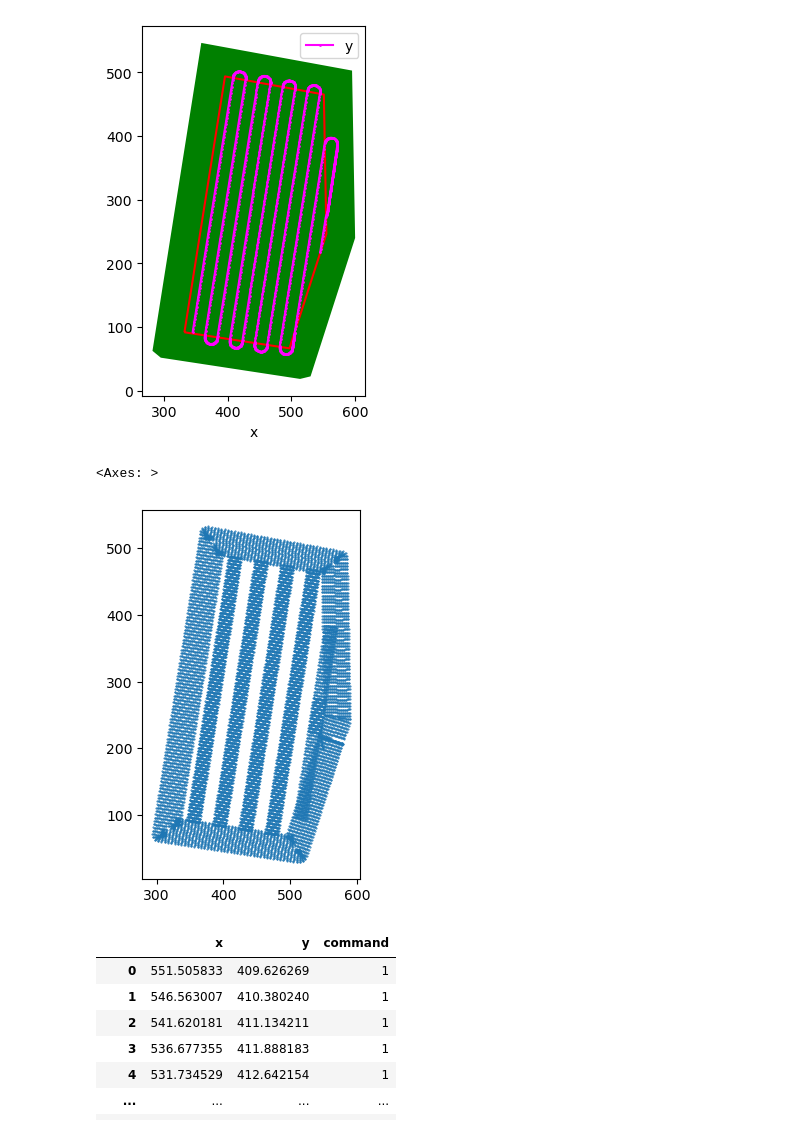
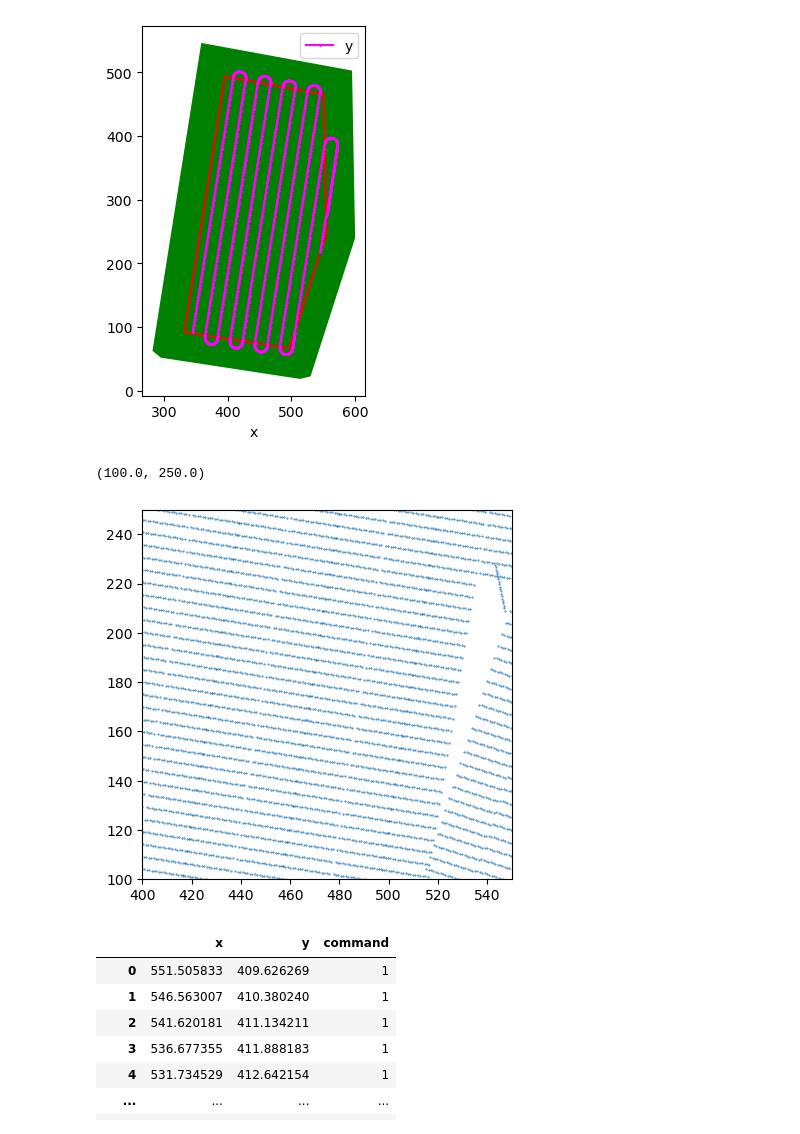
Before and after one commit to NickBak08/AgricultureRobotics, a Jupyter notebook: PathPlanning/testing_functions.ipynb, the cells around one changed output. Saved outputs shown, nothing was run; the diff lists cells and outputs as text; code cells hidden in the pictures.

```diff
--- a/PathPlanning/testing_functions.ipynb
+++ b/PathPlanning/testing_functions.ipynb
@@ -1128,13 +1120,13 @@ def plantseeds(best_path,field,field_headlands,planter_width,seed_distance):
     seed_positions = []
     # swath_vector = LineString([[0,0],[best_path['x'].iloc[1]-best_path['x'].iloc[0],best_path['y'].iloc[1]-best_path['y'].iloc[0]]])
     # swath_normal = LineString([[0,0],[swath_vector.coords[1][1]/swath_vector.length*planter_width,-swath_vector.coords[1][0]/swath_vector.length*planter_width]])
-    distances = np.arange(-planter_width/2,planter_width/2,seed_distance)
+    distances = np.arange(0,planter_width,seed_distance)
     for index,row in best_path.iterrows():
         if row['command'] == 1:
             if index == len(best_path)-1:
                 continue
             swath_vector = LineString([[0,0],[best_path['x'].iloc[index+1]-best_path['x'].iloc[index],best_path['y'].iloc[index+1]-best_path['y'].iloc[index]]])
-            swath_normal = LineString([[0,0],[swath_vector.coords[1][1]/swath_vector.length*planter_width,-swath_vector.coords[1][0]/swath_vector.length*planter_width]])
+            swath_normal = LineString([[-swath_vector.coords[1][1]/swath_vector.length*planter_width/2,swath_vector.coords[1][0]/swath_vector.length*planter_width/2],[swath_vector.coords[1][1]/swath_vector.length*planter_width/2,-swath_vector.coords[1][0]/swath_vector.length*planter_width/2]])
             seed_lines.append(shapely.affinity.translate(swath_normal,row['x'],row['y']))
             seed_positions.append([seed_lines[index].interpolate(distance) for distance in distances])
         else:
@@ -1346,12 +1338,12 @@ Finding path 4/5
 # %%
 sp_df = gpd.GeoSeries(sp)
 sp_df.plot(markersize = 0.2)
-# plt.xlim([400,550])/
-# plt.ylim([100,250])
+plt.xlim([400,550])
+plt.ylim([100,250])
 # plt.plot(*base.xy)
 # %% [output]
-<Axes: >
+(100.0, 250.0)
-[figure, old version]
+[figure, new version]
 # %%
 # %% [output]
 |  | x | y | command |
```
Also changed, not shown: parts of 4 cells of this notebook.
